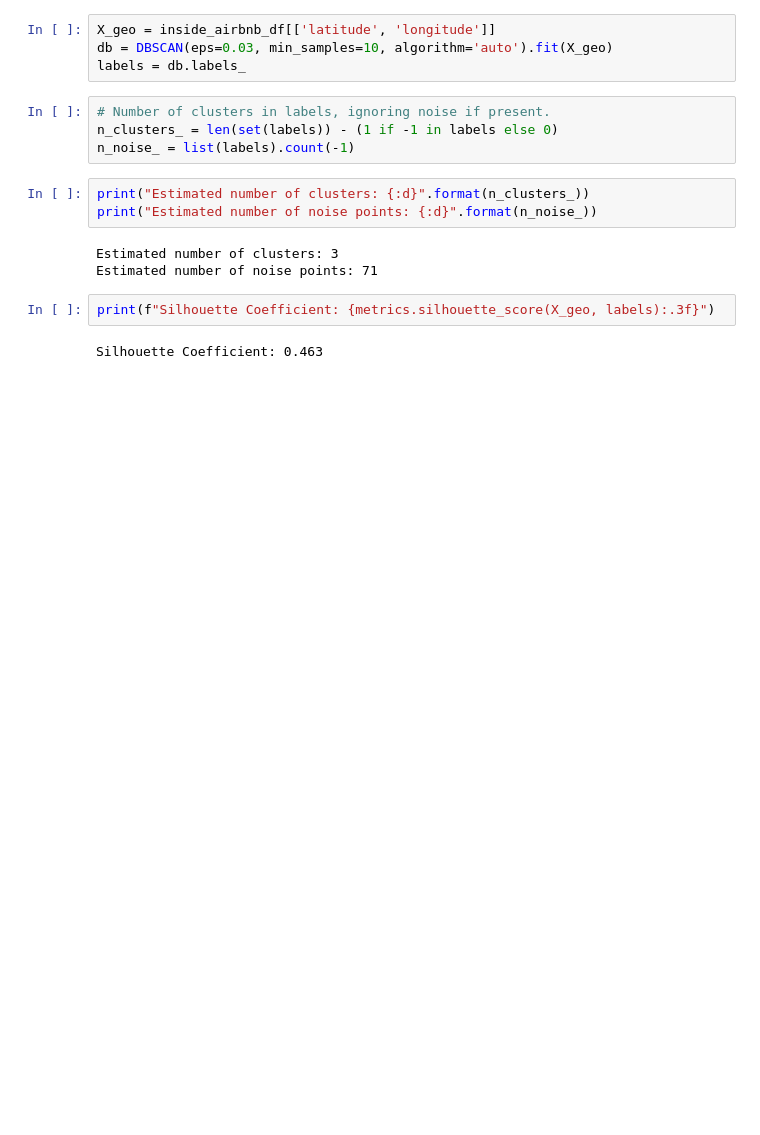
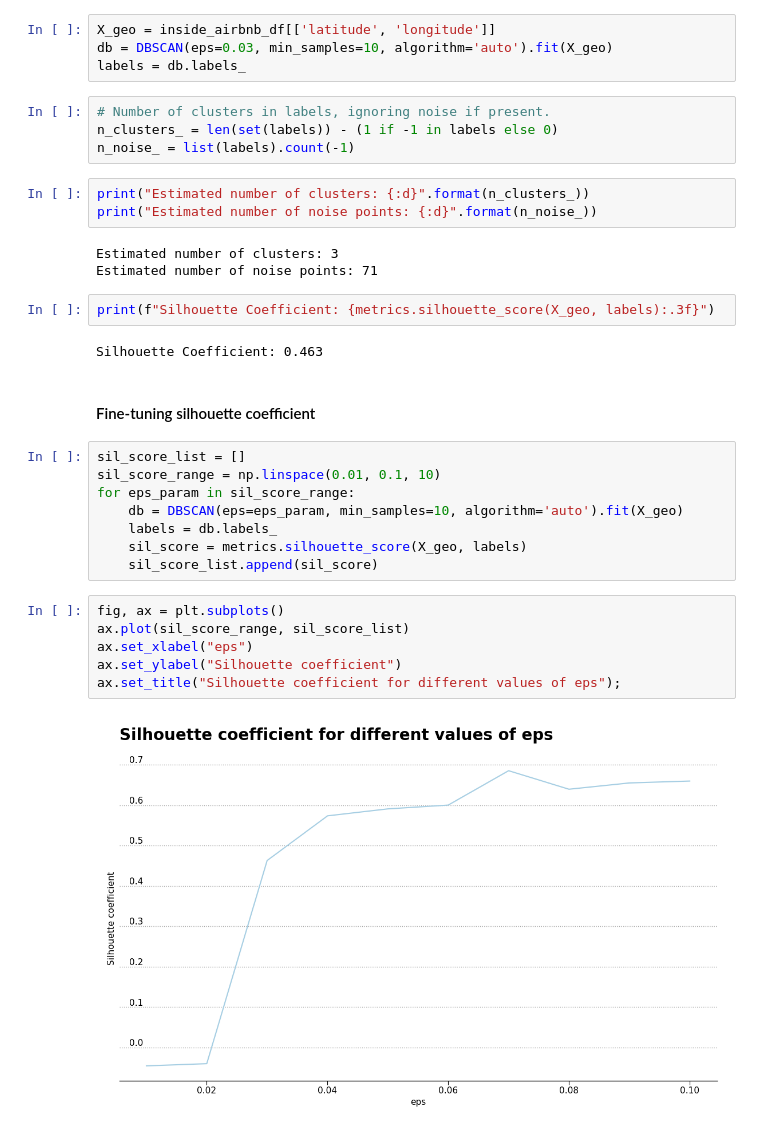
Before and after one commit to capac/short-term-rents-in-london, a Jupyter notebook: data-analysis.ipynb, the cells around one changed output. Drawn from its saved outputs; the diff is of its cells as text; blank space fills up the shorter version.

Commit message:
Fine-tuning silhouette coefficient on 'eps' and 'min_sample'

```diff
--- a/data-analysis.ipynb
+++ b/data-analysis.ipynb
@@ -260,3 +260,21 @@ Estimated number of noise points: 71
 print(f"Silhouette Coefficient: {metrics.silhouette_score(X_geo, labels):.3f}")
 # %% [output]
 Silhouette Coefficient: 0.463
+# %% [markdown]
+#### Fine-tuning silhouette coefficient
+# %%
+sil_score_list = []
+sil_score_range = np.linspace(0.01, 0.1, 10)
+for eps_param in sil_score_range:
+    db = DBSCAN(eps=eps_param, min_samples=10, algorithm='auto').fit(X_geo)
+    labels = db.labels_
+    sil_score = metrics.silhouette_score(X_geo, labels)
+    sil_score_list.append(sil_score)
+# %%
+fig, ax = plt.subplots()
+ax.plot(sil_score_range, sil_score_list)
+ax.set_xlabel("eps")
+ax.set_ylabel("Silhouette coefficient")
+ax.set_title("Silhouette coefficient for different values of eps");
+# %% [output]
+[figure, added]
```
Also changed, not shown: parts of 2 cells of this notebook.
